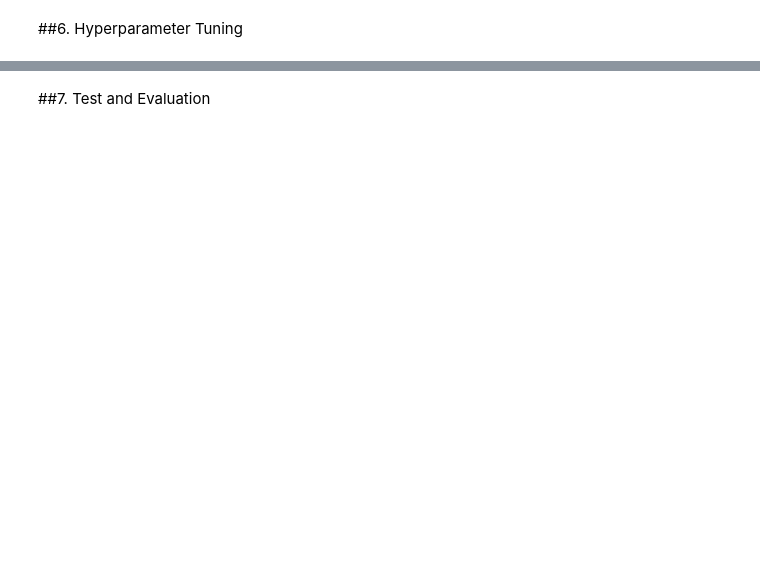
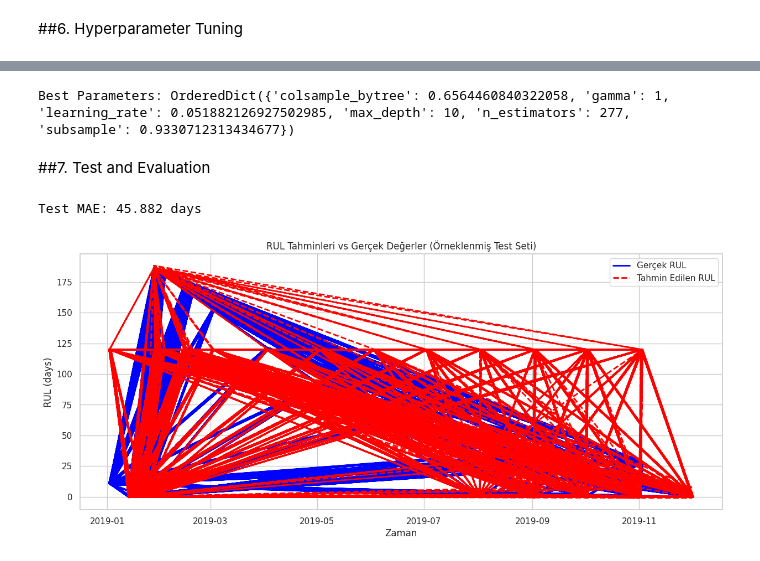
Before and after one commit to FurkiKARA/Predictive_Maintenance, a Jupyter notebook: Predictive_Maintenance_2.ipynb, the cells around one changed output, grey strips where cells are left out. Saved outputs shown, nothing was run; the diff lists cells and outputs as text; code cells hidden in the pictures; blank space fills up the shorter version.

```diff
--- a/Predictive_Maintenance_2.ipynb
+++ b/Predictive_Maintenance_2.ipynb
@@ -846,0 +905,20 @@ timestamp
+# %%
+# Use time-series split to avoid leakage
+tscv = TimeSeriesSplit(n_splits=3)
+# %%
+opt = BayesSearchCV(
+    XGBRegressor(
+        objective='reg:squarederror',
+        random_state=42,
+        tree_method='hist'  # <-- add it here
+    ),
+    search_spaces=param_space,
+    n_iter=10,
+    cv=tscv,
+    scoring='neg_mean_absolute_error',
+    n_jobs=-1,
+    verbose=1
+)
+# %%
+# Run optimization
+opt.fit(X_train, y_train)
@@ -847,2 +955,16 @@ timestamp
+# %%
+# Best model parameters
+best_params = opt.best_params_
+print("Best Parameters:", best_params)
+# %% [output]
+Best Parameters: OrderedDict({'colsample_bytree': 0.6564460840322058, 'gamma': 1, 'learning_rate': 0.051882126927502985, 'max_depth': 10, 'n_estimators': 277, 'subsample': 0.9330712313434677})
+# %%
+# Predict on test set
+y_pred = opt.predict(X_test)
 # %% [markdown]
 ##7. Test and Evaluation
+# %%
+mae = mean_absolute_error(y_test, y_pred)
+print(f"Test MAE: {mae:.3f} days")
+# %% [output]
+Test MAE: 45.882 days
@@ -848,0 +974,17 @@ timestamp
+# %%
+import matplotlib.pyplot as plt
+
+# Test setinden örnekleme: her 10. noktayı al
+sample_step = 10
+plt.figure(figsize=(15,6))
+plt.plot(y_test.index[::sample_step], y_test[::sample_step], label='Gerçek RUL', color='blue', linewidth=2)
+plt.plot(y_test.index[::sample_step], y_pred[::sample_step], label='Tahmin Edilen RUL', color='red', linestyle='--', linewidth=2)
+
+plt.title("RUL Tahminleri vs Gerçek Değerler (Örneklenmiş Test Seti)")
+plt.xlabel("Zaman")
+plt.ylabel("RUL (days)")
+plt.legend()
+plt.grid(True)
+plt.show()
+# %% [output]
+[figure, added]
```
Also changed, not shown: parts of 19 cells of this notebook.
